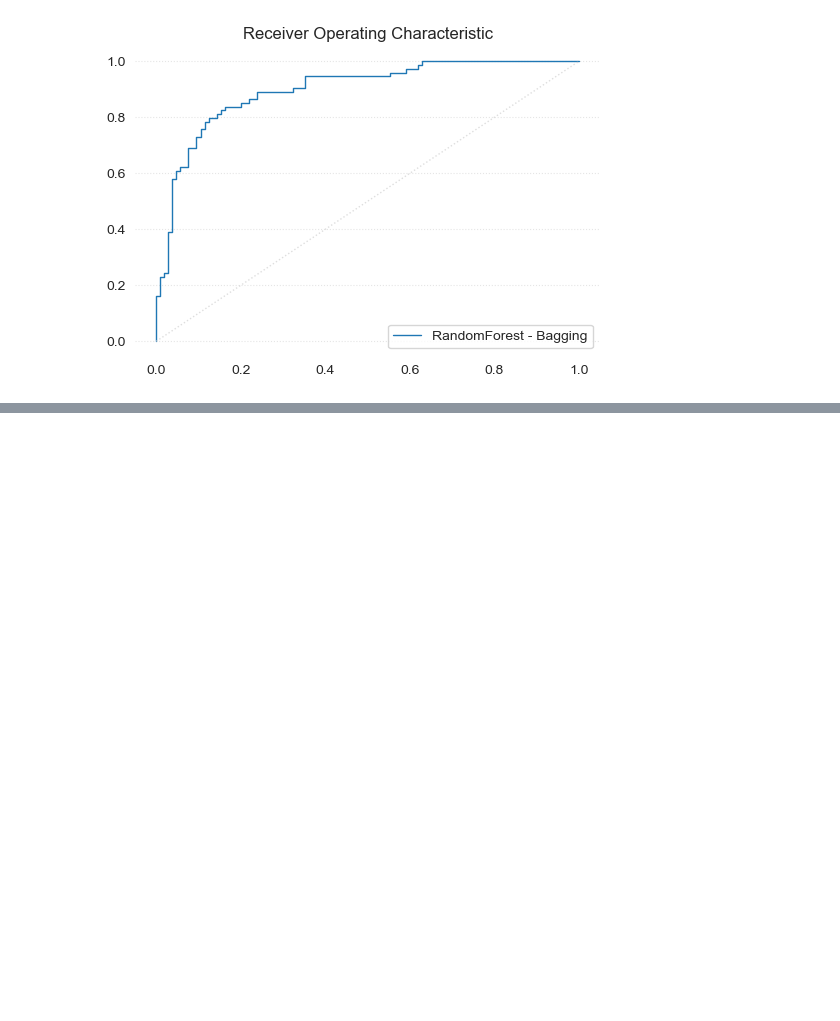
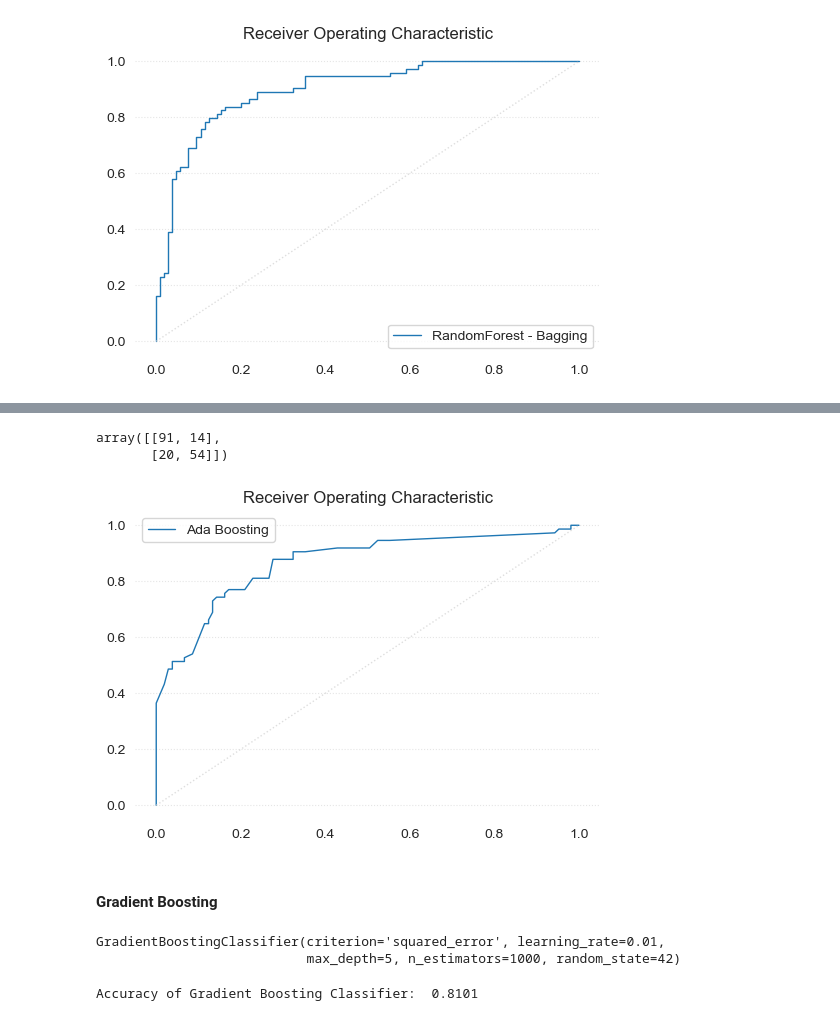
Before and after one commit to Tommylee1013/DataScience, a Jupyter notebook: Notes/titanic.ipynb, the cells around one changed output, grey strips where cells are left out. Cells and saved outputs as stored; diff of their text form; code cells hidden in the pictures; blank space fills up the shorter version.

```diff
--- a/titanic.ipynb
+++ b/Notes/titanic.ipynb
@@ -598,0 +732,50 @@ plt.show()
+# %%
+confusion_matrix(y_test, ada_pred)
+# %% [output]
+array([[91, 14],
+       [20, 54]])
+# %%
+ada_prob = ada_boost.predict_proba(X_test)[:, 1]
+fpr_ada, tpr_ada, thres = roc_curve(y_test, ada_prob)
+# %%
+fig, ax = plt.subplots(figsize = (6, 4))
+ax.plot(fpr_ada, tpr_ada, label = 'Ada Boosting', lw = 1)
+ax.plot(
+    [0, 1],
+    [0, 1],
+    ls = ':',
+    color = 'lightgray',
+    alpha = 0.75,
+    lw = 1
+)
+for spine in ax.spines.values():
+    spine.set_visible(False)
+ax.grid(False)
+ax.yaxis.grid(True, ls = ':', alpha = 0.5)
+ax.legend()
+plt.title('Receiver Operating Characteristic')
+plt.show()
+# %% [output]
+[figure, added]
+# %% [markdown]
+#### Gradient Boosting
+# %%
+from sklearn.ensemble import GradientBoostingClassifier
+
+gradient_boost = GradientBoostingClassifier(
+    loss = 'log_loss',
+    learning_rate = 0.01,
+    n_estimators = 1000,
+    criterion = 'squared_error',
+    max_depth = 5,
+    random_state = 42
+)
+gradient_boost.fit(X_train, y_train)
+# %% [output]
+GradientBoostingClassifier(criterion='squared_error', learning_rate=0.01,
+                           max_depth=5, n_estimators=1000, random_state=42)
+# %%
+gradient_pred = gradient_boost.predict(X_test)
+print(f'Accuracy of Gradient Boosting Classifier: {accuracy_score(y_test, gradient_pred) : .4f}')
+# %% [output]
+Accuracy of Gradient Boosting Classifier:  0.8101
```
Also changed, not shown: parts of 19 cells of this notebook, 1 other file.
